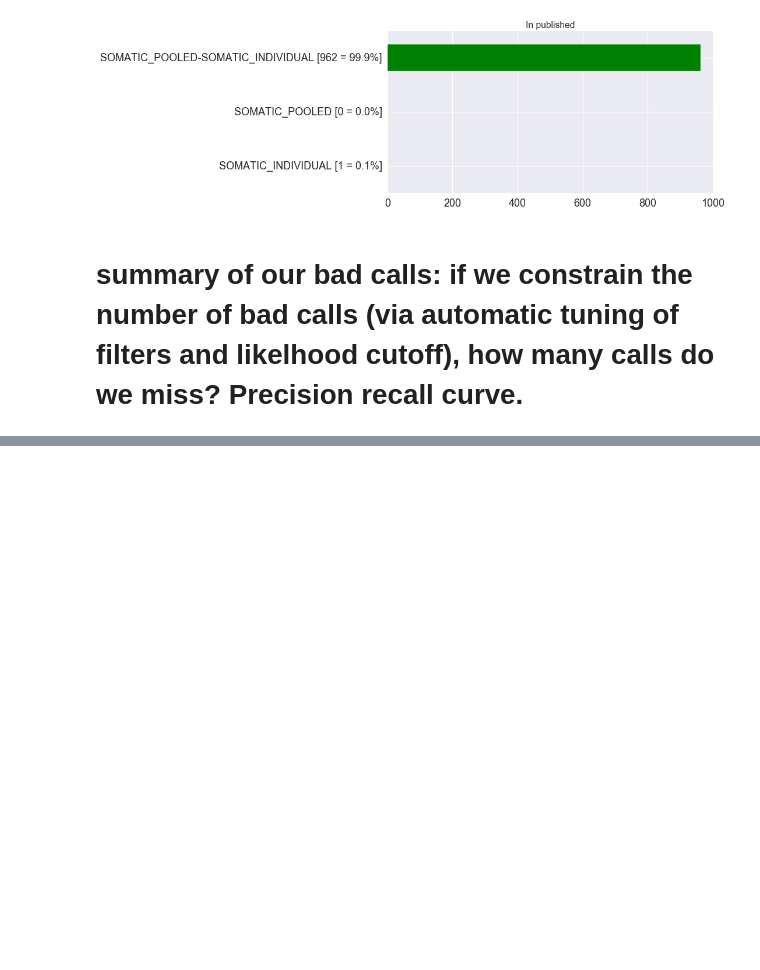
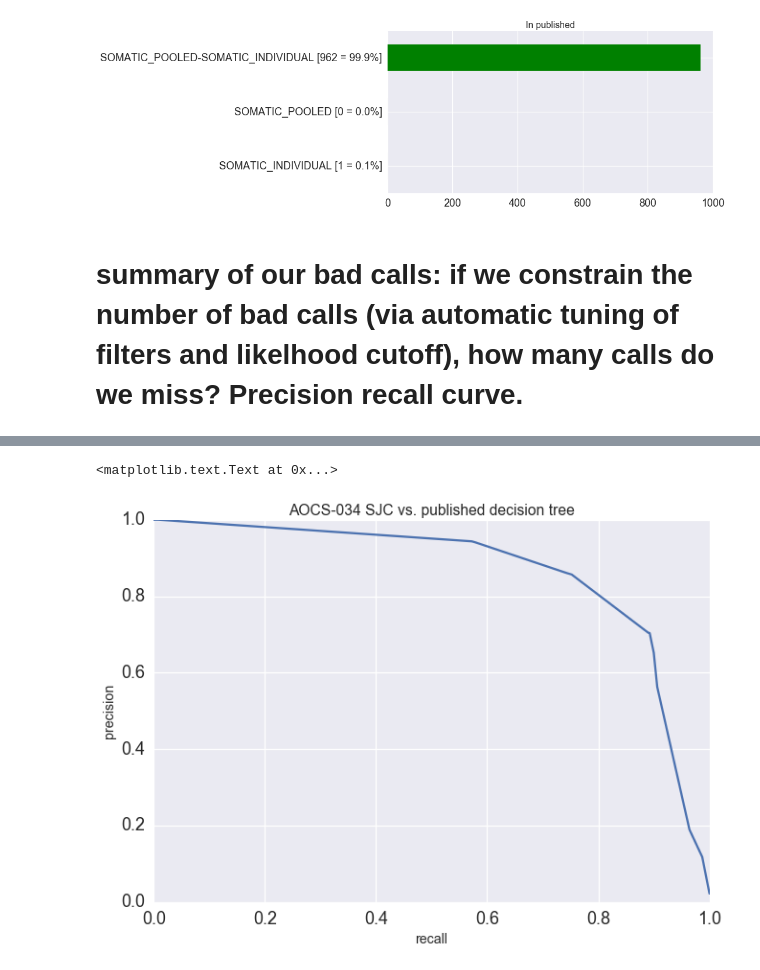
Before and after one commit to hammerlab/variant-calling-benchmarks, a Jupyter notebook: notebooks/aocs_analysis.ipynb, the cells around one changed output, grey strips where cells are left out. Cells and saved outputs as stored; diff of their text form; code cells hidden in the pictures; blank space fills up the shorter version.

```diff
--- a/notebooks/aocs_analysis.ipynb
+++ b/notebooks/aocs_analysis.ipynb
@@ -344,0 +385,19 @@ pyplot.title("AOCS-034 SJC vs. published random forest")
+# %%
+random_state = 0
+
+X = ml_df[ml_df.columns[1:]].values
+y = ml_df.called_published.values
+
+X_train, X_test, y_train, y_test = sklearn.cross_validation.train_test_split(X, y, test_size=.5, random_state=random_state)
+
+model = sklearn.tree.DecisionTreeClassifier(max_depth=4)
+y_score = model.fit(X_train, y_train).predict_proba(X_test)[:,1]
+# %%
+(precision, recall, thresholds) = sklearn.metrics.precision_recall_curve(y_test, y_score)
+pyplot.plot(recall, precision)
+pyplot.xlabel("recall")
+pyplot.ylabel('precision')
+pyplot.title("AOCS-034 SJC vs. published decision tree")
+# %% [output]
+<matplotlib.text.Text at 0x...>
+[figure, added]
```
Also changed, not shown: parts of 11 cells of this notebook.
